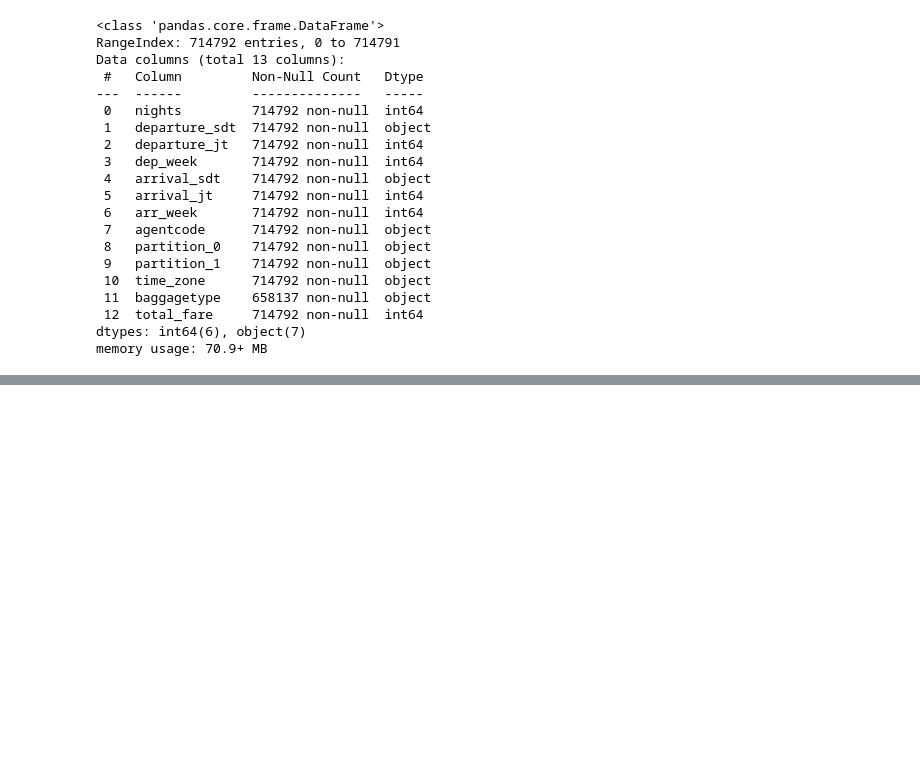
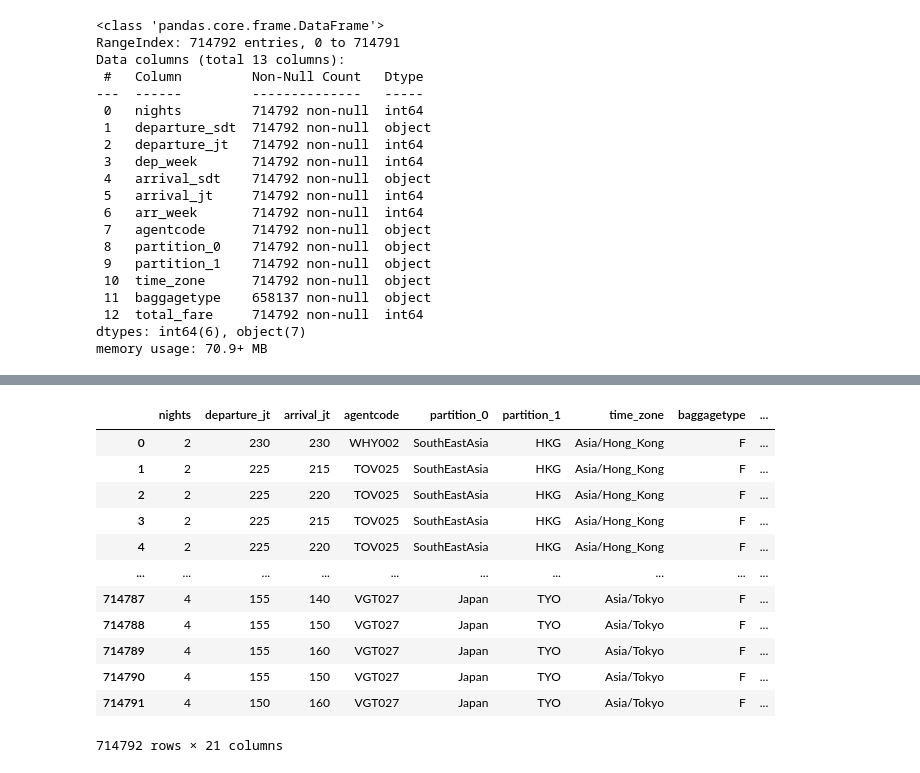
Before and after one commit to SunBinHong00/DataAnalysis, a Jupyter notebook: instantrip/model_pipe.ipynb, the cells around one changed output, grey strips where cells are left out. Saved outputs shown, nothing was run; the diff lists cells and outputs as text; code cells hidden in the pictures; blank space fills up the shorter version.

```diff
--- a/instantrip/model_pipe.ipynb
+++ b/instantrip/model_pipe.ipynb
@@ -92,3 +120,9 @@ Data columns (total 13 columns):
  12  total_fare     714792 non-null  int64
 dtypes: int64(6), object(7)
 memory usage: 70.9+ MB
+# %%
+# jt 비행시간 350은 03시간50분으로 230분으로 변환
+df['departure_jt'] = df['departure_jt'].apply(lambda x : str(x).zfill(4)).apply(lambda x : int(x[:2])*60+int(x[2:]))
+df['arrival_jt'] = df['arrival_jt'].apply(lambda x : str(x).zfill(4)).apply(lambda x : int(x[:2])*60+int(x[2:]))
+
+df[['departure_jt','arrival_jt']].head()
@@ -156,0 +211,4 @@ Name: count, dtype: int64
+# %%
+# 'C', Nan 값을 F로 치환
+df['baggagetype'] = df['baggagetype'].apply(lambda x: 'F' if x == 'C' else x).fillna('F')
+df['baggagetype'].value_counts(normalize=True)
@@ -156,0 +240,16 @@ Name: count, dtype: int64
+# %%
+df
+# %% [output]
+|  | nights | departure_jt | arrival_jt | agentcode | partition_0 | partition_1 | time_zone | baggagetype | ... |
+| 0 | 2 | 230 | 230 | WHY002 | SouthEastAsia | HKG | Asia/Hong_Kong | F | ... |
+| 1 | 2 | 225 | 215 | TOV025 | SouthEastAsia | HKG | Asia/Hong_Kong | F | ... |
+| 2 | 2 | 225 | 220 | TOV025 | SouthEastAsia | HKG | Asia/Hong_Kong | F | ... |
+| 3 | 2 | 225 | 215 | TOV025 | SouthEastAsia | HKG | Asia/Hong_Kong | F | ... |
+| 4 | 2 | 225 | 220 | TOV025 | SouthEastAsia | HKG | Asia/Hong_Kong | F | ... |
+| ... | ... | ... | ... | ... | ... | ... | ... | ... | ... |
+| 714787 | 4 | 155 | 140 | VGT027 | Japan | TYO | Asia/Tokyo | F | ... |
+| 714788 | 4 | 155 | 150 | VGT027 | Japan | TYO | Asia/Tokyo | F | ... |
+| 714789 | 4 | 155 | 160 | VGT027 | Japan | TYO | Asia/Tokyo | F | ... |
+| 714790 | 4 | 155 | 150 | VGT027 | Japan | TYO | Asia/Tokyo | F | ... |
+| 714791 | 4 | 150 | 160 | VGT027 | Japan | TYO | Asia/Tokyo | F | ... |
+714792 rows × 21 columns
```
Also changed, not shown: parts of 15 cells of this notebook.
